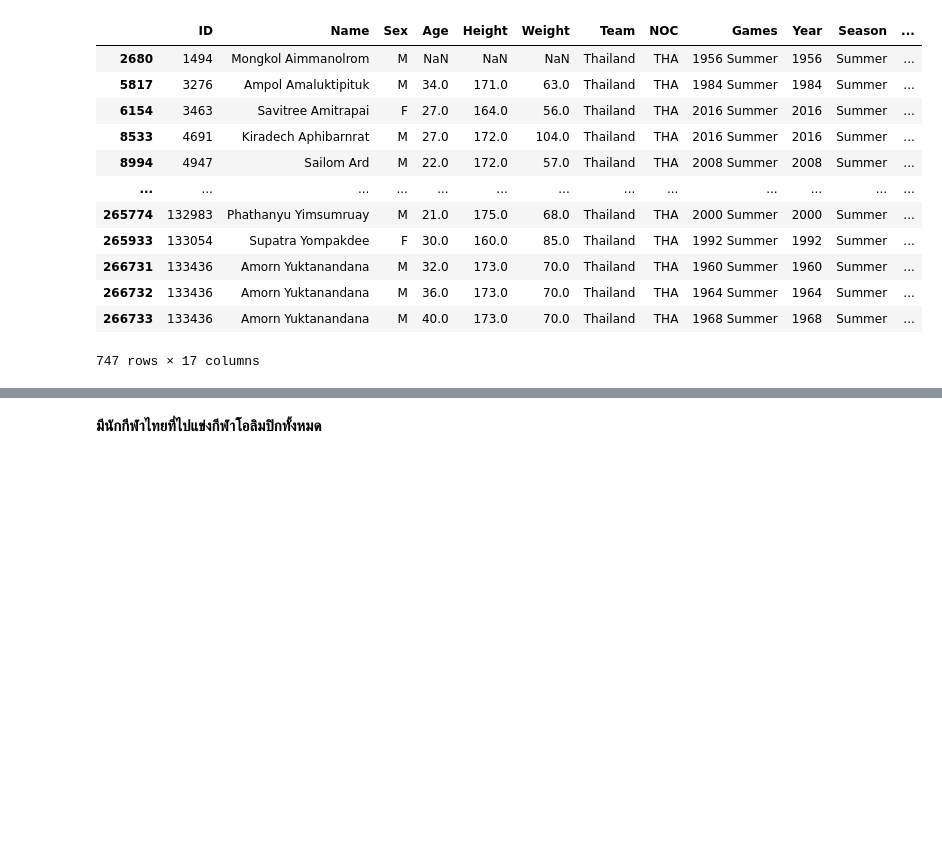
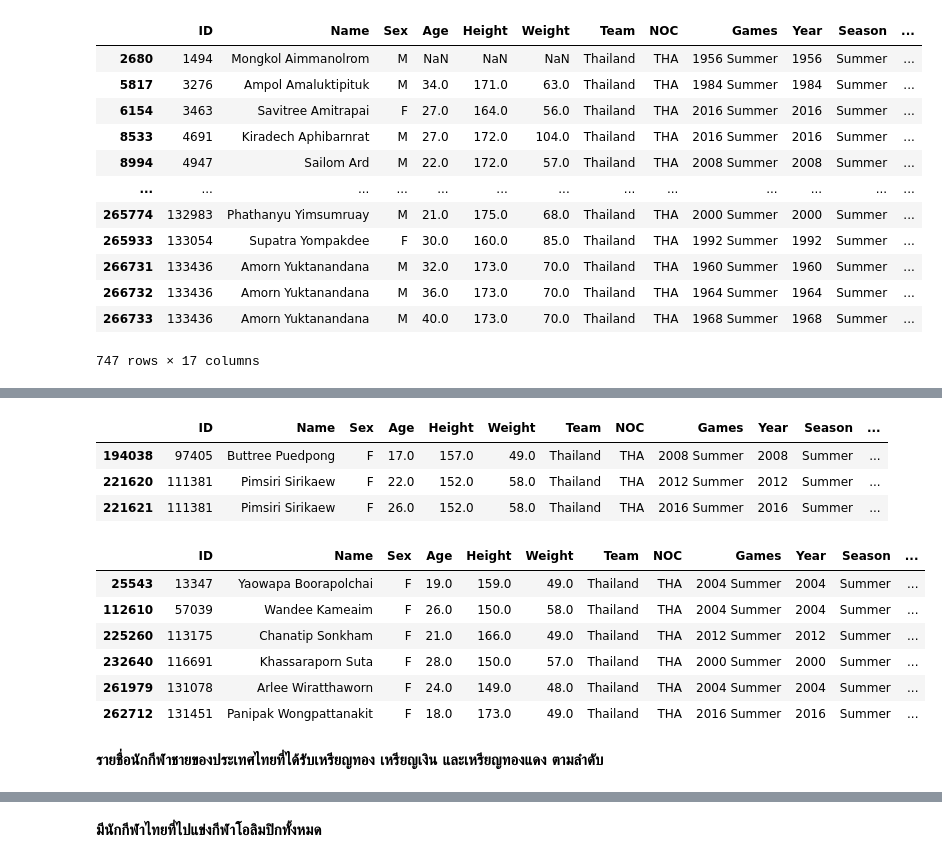
Before and after one commit to Kanokkarn21/Colab, a Jupyter notebook: Project_61070273.ipynb, the cells around one changed output, grey strips where cells are left out. Drawn from its saved outputs; the diff is of its cells as text; code cells hidden in the pictures; blank space fills up the shorter version.

```diff
--- a/Project_61070273.ipynb
+++ b/Project_61070273.ipynb
@@ -362,0 +443,21 @@ MedalsTHA
+# %%
+FemaleS = Female.loc[Ftha['Medal'] == 'Silver']
+FemaleS
+# %% [output]
+|  | ID | Name | Sex | Age | Height | Weight | Team | NOC | Games | Year | Season | ... |
+| 194038 | 97405 | Buttree Puedpong | F | 17.0 | 157.0 | 49.0 | Thailand | THA | 2008 Summer | 2008 | Summer | ... |
+| 221620 | 111381 | Pimsiri Sirikaew | F | 22.0 | 152.0 | 58.0 | Thailand | THA | 2012 Summer | 2012 | Summer | ... |
+| 221621 | 111381 | Pimsiri Sirikaew | F | 26.0 | 152.0 | 58.0 | Thailand | THA | 2016 Summer | 2016 | Summer | ... |
+# %%
+FemaleB = Female.loc[Ftha['Medal'] == 'Bronze']
+FemaleB
+# %% [output]
+|  | ID | Name | Sex | Age | Height | Weight | Team | NOC | Games | Year | Season | ... |
+| 25543 | 13347 | Yaowapa Boorapolchai | F | 19.0 | 159.0 | 49.0 | Thailand | THA | 2004 Summer | 2004 | Summer | ... |
+| 112610 | 57039 | Wandee Kameaim | F | 26.0 | 150.0 | 58.0 | Thailand | THA | 2004 Summer | 2004 | Summer | ... |
+| 225260 | 113175 | Chanatip Sonkham | F | 21.0 | 166.0 | 49.0 | Thailand | THA | 2012 Summer | 2012 | Summer | ... |
+| 232640 | 116691 | Khassaraporn Suta | F | 28.0 | 150.0 | 57.0 | Thailand | THA | 2000 Summer | 2000 | Summer | ... |
+| 261979 | 131078 | Arlee Wiratthaworn | F | 24.0 | 149.0 | 48.0 | Thailand | THA | 2004 Summer | 2004 | Summer | ... |
+| 262712 | 131451 | Panipak Wongpattanakit | F | 18.0 | 173.0 | 49.0 | Thailand | THA | 2016 Summer | 2016 | Summer | ... |
+# %% [markdown]
+**รายชื่อนักกีฬาชายของประเทศไทยที่ได้รับเหรียญทอง เหรียญเงิน และเหรียญทองแดง ตามลำดับ**
```
Also changed, not shown: parts of 14 cells of this notebook, 1 other file.
